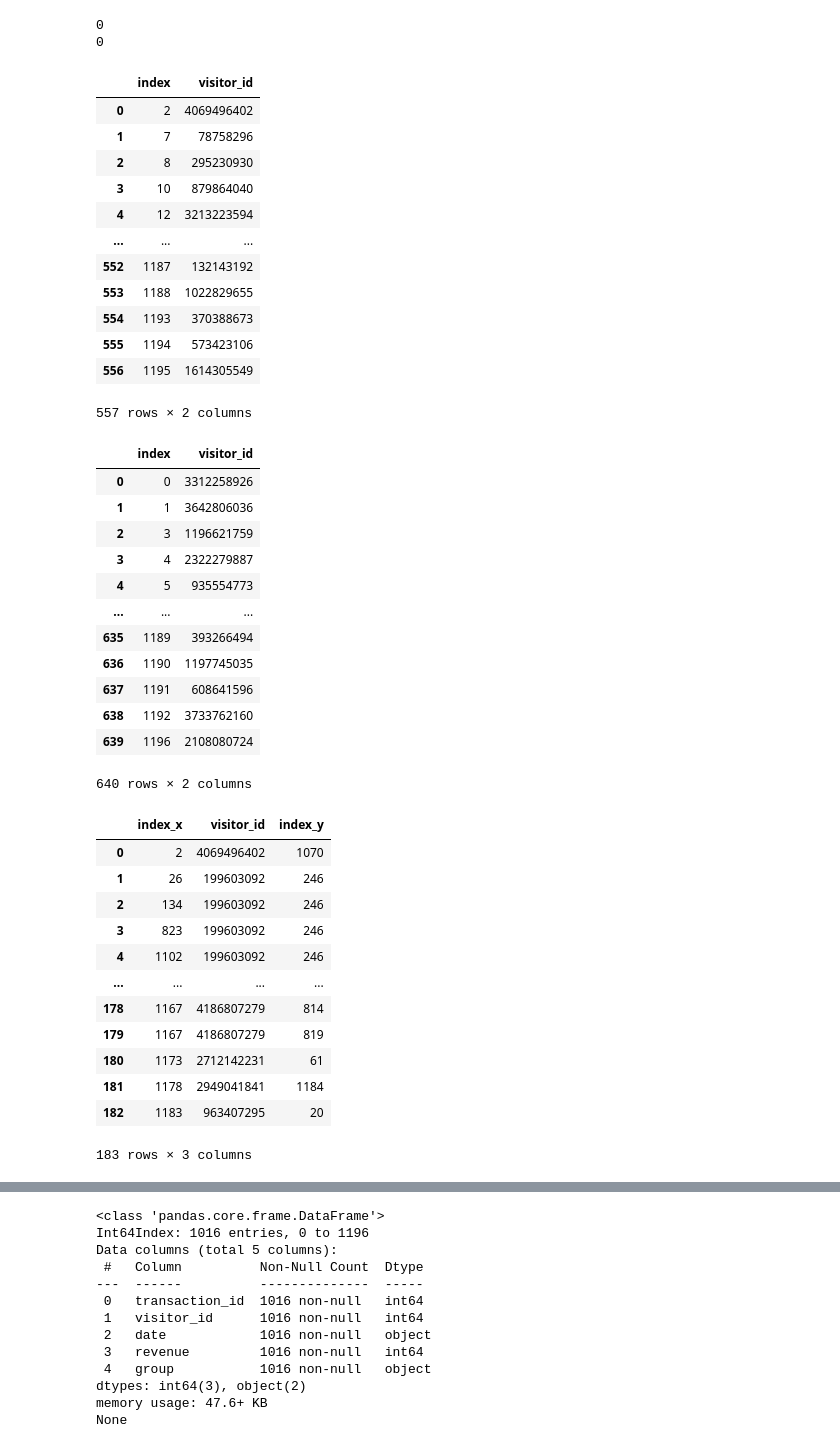
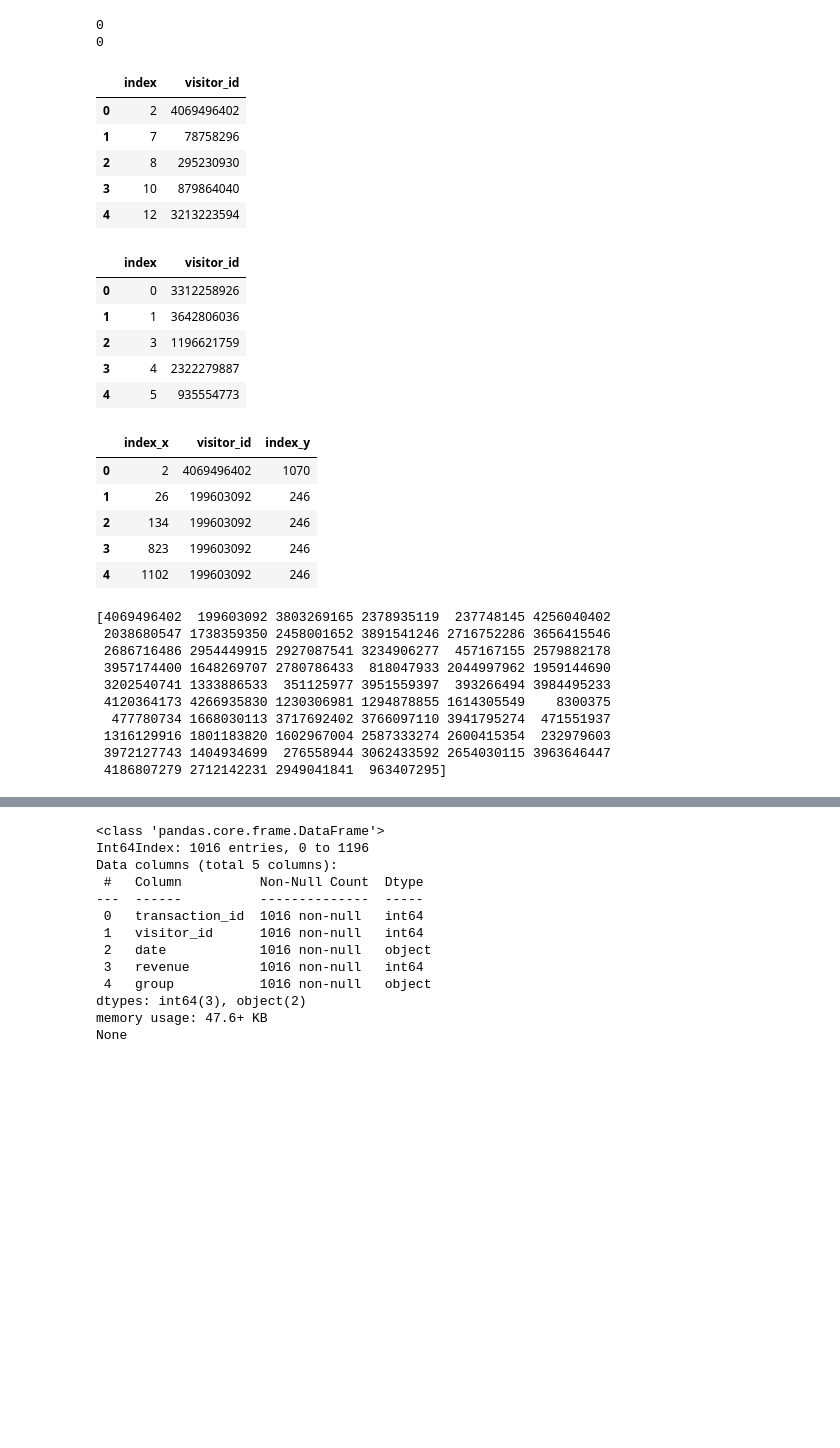
Before and after one commit to PolinaDud/Educational-projects-, a Jupyter notebook: AB тест и приоретизация гипотез.ipynb, the cells around one changed output, grey strips where cells are left out. Drawn from its saved outputs; the diff is of its cells as text; code cells hidden in the pictures; blank space fills up the shorter version.

```diff
--- a/AB тест и приоретизация гипотез.ipynb
+++ b/AB тест и приоретизация гипотез.ipynb
@@ -91,8 +91,8 @@ hypothesis.sort_values(by = 'rice_score', ascending = False)
 # %% [markdown]
 ### Исследование данных
 # %%
-orders = pd.read_csv('/datasets/orders.csv')
-visitors = pd.read_csv('/datasets/visitors.csv')
+orders = pd.read_csv('/Users/polina/Downloads/orders (1).csv')
+visitors = pd.read_csv('/Users/polina/Downloads/visitors (1).csv')
 display(orders.head(5))
 display(orders.info())
 display(visitors.head(5))
@@ -144,53 +145,43 @@ print(visitors.duplicated().sum())
 0
 0
 # %%
+# проверка на пользователей, попавших в обе группы тетстирования
 group_a = orders[orders['group'] == 'A']['visitor_id']
 group_a = group_a.reset_index()
 group_b = orders[orders['group'] == 'B']['visitor_id']
 group_b = group_b.reset_index()
-display(group_a)
-display(group_b)
+display(group_a.head(5))
+display(group_b.head(5))
 both_groups = group_a.merge(group_b, how = 'inner', on = 'visitor_id')
-display(both_groups)
+display(both_groups.head(5))
 list_of_duplicated_users = both_groups['visitor_id'].unique()
 print(list_of_duplicated_users)
 # %% [output]
 |  | index | visitor_id |
 | 0 | 2 | 4069496402 |
 | 1 | 7 | 78758296 |
 | 2 | 8 | 295230930 |
 | 3 | 10 | 879864040 |
 | 4 | 12 | 3213223594 |
-| ... | ... | ... |
-| 552 | 1187 | 132143192 |
-| 553 | 1188 | 1022829655 |
-| 554 | 1193 | 370388673 |
-| 555 | 1194 | 573423106 |
-| 556 | 1195 | 1614305549 |
+|  | index | visitor_id |
+| 0 | 0 | 3312258926 |
+| 1 | 1 | 3642806036 |
+| 2 | 3 | 1196621759 |
+| 3 | 4 | 2322279887 |
+| 4 | 5 | 935554773 |
+|  | index_x | visitor_id | index_y |
+| 0 | 2 | 4069496402 | 1070 |
+| 1 | 26 | 199603092 | 246 |
+| 2 | 134 | 199603092 | 246 |
+| 3 | 823 | 199603092 | 246 |
+| 4 | 1102 | 199603092 | 246 |
-557 rows × 2 columns
+[4069496402  199603092 3803269165 2378935119  237748145 4256040402
+ 2038680547 1738359350 2458001652 3891541246 2716752286 3656415546
+ 2686716486 2954449915 2927087541 3234906277  457167155 2579882178
+ 3957174400 1648269707 2780786433  818047933 2044997962 1959144690
+ 3202540741 1333886533  351125977 3951559397  393266494 3984495233
+ 4120364173 4266935830 1230306981 1294878855 1614305549    8300375
+  477780734 1668030113 3717692402 3766097110 3941795274  471551937
+ 1316129916 1801183820 1602967004 2587333274 2600415354  232979603
+ 3972127743 1404934699  276558944 3062433592 2654030115 3963646447
+ 4186807279 2712142231 2949041841  963407295]
-|  | index | visitor_id |
-| 0 | 0 | 3312258926 |
-| 1 | 1 | 3642806036 |
-| 2 | 3 | 1196621759 |
-| 3 | 4 | 2322279887 |
-| 4 | 5 | 935554773 |
-| ... | ... | ... |
-| 635 | 1189 | 393266494 |
-| 636 | 1190 | 1197745035 |
-| 637 | 1191 | 608641596 |
-| 638 | 1192 | 3733762160 |
-| 639 | 1196 | 2108080724 |
-640 rows × 2 columns
-|  | index_x | visitor_id | index_y |
-| 0 | 2 | 4069496402 | 1070 |
-| 1 | 26 | 199603092 | 246 |
-| 2 | 134 | 199603092 | 246 |
-| 3 | 823 | 199603092 | 246 |
-| 4 | 1102 | 199603092 | 246 |
-| ... | ... | ... | ... |
-| 178 | 1167 | 4186807279 | 814 |
-| 179 | 1167 | 4186807279 | 819 |
-| 180 | 1173 | 2712142231 | 61 |
-| 181 | 1178 | 2949041841 | 1184 |
-| 182 | 1183 | 963407295 | 20 |
-183 rows × 3 columns
```
Also changed, not shown: parts of 8 cells of this notebook.
